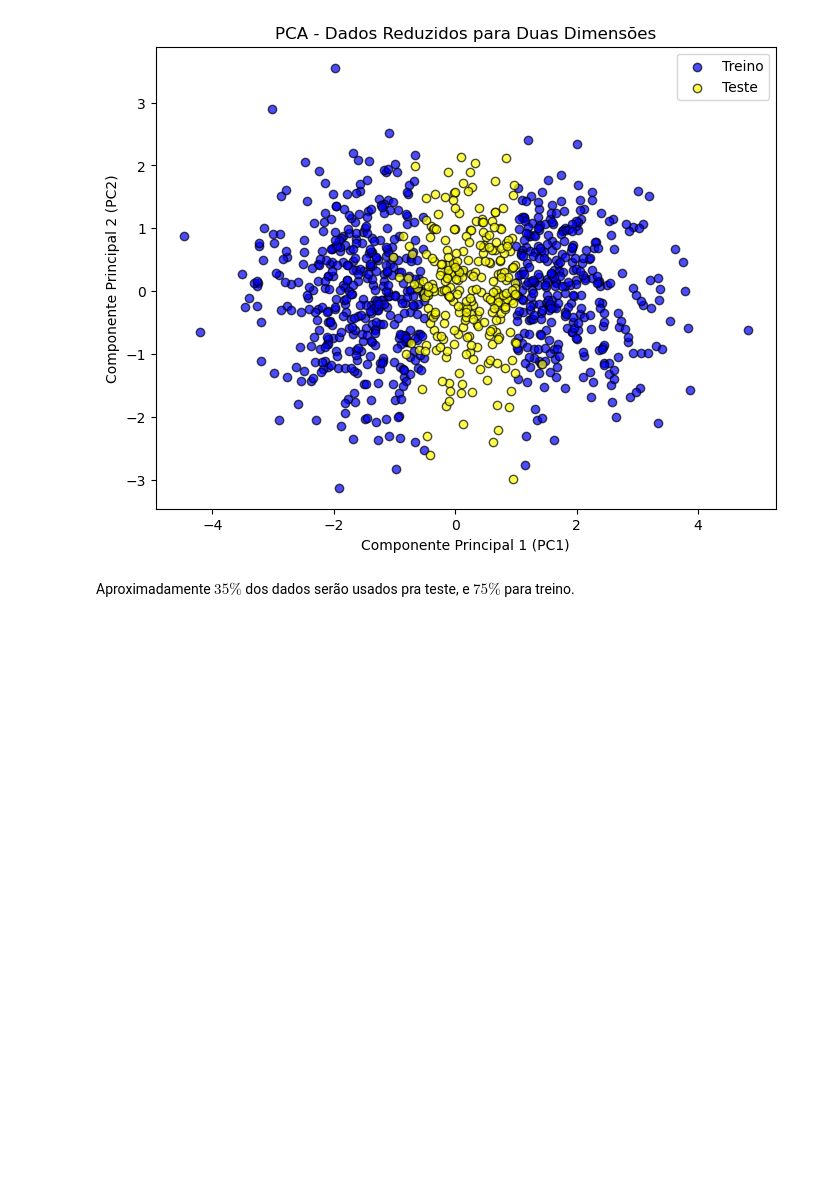
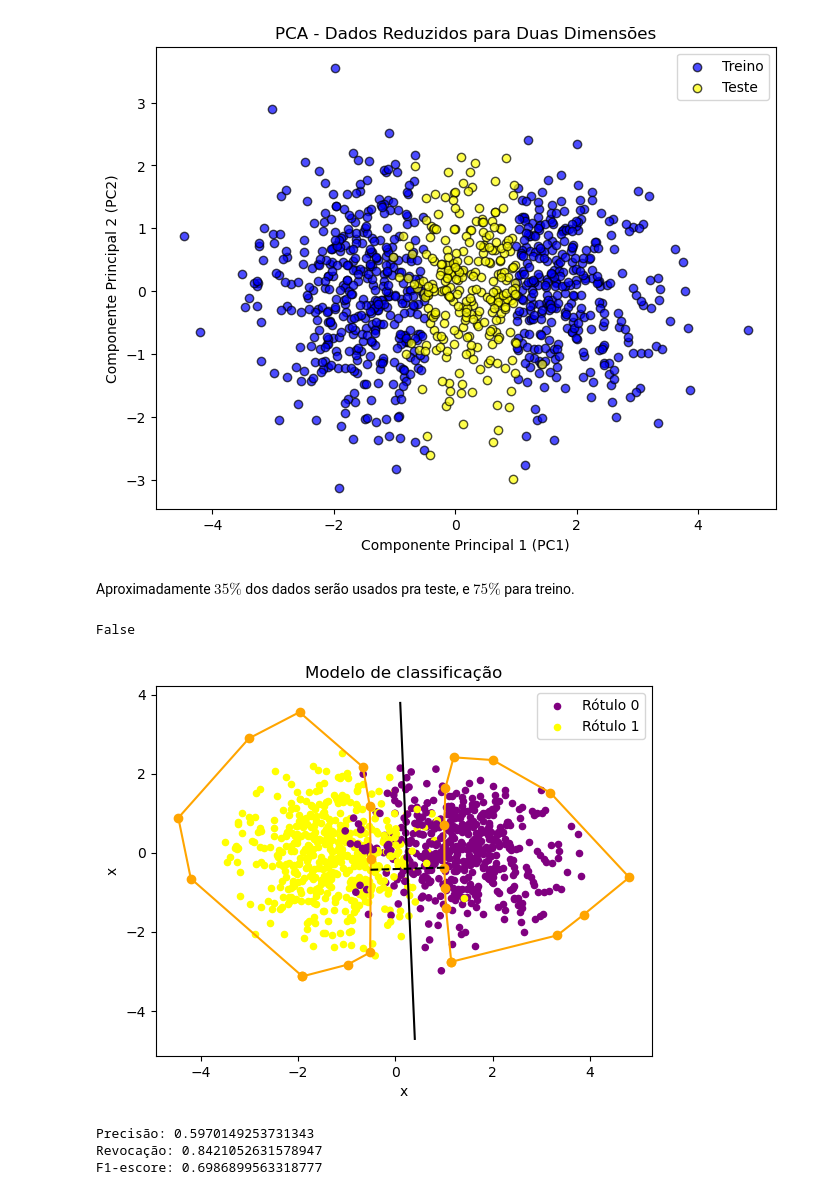
Before and after one commit to milenamoreira/geometria-computacional, a Jupyter notebook: TPALG2_V2.ipynb, the cells around one changed output. Drawn from its saved outputs; the diff is of its cells as text; code cells hidden in the pictures; blank space fills up the shorter version.

```diff
--- a/TPALG2_V2.ipynb
+++ b/TPALG2_V2.ipynb
@@ -876,3 +857,14 @@ plt.show()
 [figure]
 # %% [markdown]
 Aproximadamente $35\%$ dos dados serão usados pra teste, e $75\%$ para treino.
+# %%
+#separando as amostras
+treino_amostra0 = treino[treino[:, 2] == 0]
+treino_amostra1 = treino[treino[:, 2] == 1]
+# %%
+# guardando amostras distintas em listas separadas, e gerando a envoltória de cada uma
+amostra0 = [Ponto(x, y, r) for x, y, r in treino_amostra0]
+envoltoria_amostra_0 = gift_wrapping(amostra0)
+
+amostra1 = [Ponto(x, y, r) for x, y, r in treino_amostra1]
+envoltoria_amostra_1 = gift_wrapping(amostra1)
@@ -878,0 +885,62 @@ Aproximadamente $35\%$ dos dados serão usados pra teste, e $75\%$ para treino.
+# %%
+# verificando intercessao de segmentos
+any_segment_intersect(envoltoria_amostra_0, envoltoria_amostra_1)
+# %% [output]
+False
+# %%
+# juntando amostras
+todas_amostras = amostra0 + amostra1
+
+# par mais proximo
+p1, p2 = par_mais_proximo(todas_amostras)
+
+# classificando pontos de teste de acordo com modelo
+rotulos = classificar_pontos(p1, p2, teste)
+# %%
+# reta classificadora
+b, m = reta_perpendicular(p1,p2)
+
+# Gerando valores x para a reta perpendicular
+x_valores = np.linspace(0.1, 0.4, 10)
+
+# Gerando valores y para a reta perpendicular
+y_valores = reta(m, b ,x_valores)
+
+# Mapeamento de cores (0: roxo, 1: amarelo)
+cores = np.array(['purple' if v == 0 else 'yellow' for v in teste[:,2]])
+
+# Criação do gráfico
+plt.plot(x_valores, y_valores, color='black')
+plt.scatter(Xs0, Ys0, c='purple', label='Rótulo 0', s=20)
+plt.scatter(Xs2, Ys2, c='yellow', label= 'Rótulo 1', s=20)
+plt.plot(Xs1, Ys1, linestyle='-', marker='o', color='orange')
+plt.plot(Xs3, Ys3, linestyle='-', marker='o', color='orange')
+# Plotando os pontos com cores diferentes
+plt.scatter(teste[:, 0], teste[:, 1], c=cores, s=20)
+
+
+# Adiciona uma linha entre o par de pontos mais próximo
+plt.plot([p1.x,p2.x], [p1.y,p2.y], 'k--')
+plt.legend()
+plt.xlabel('x')
+plt.ylabel('x')
+plt.title('Modelo de classificação')
+plt.show()
+# %% [output]
+[figure, added]
+# %%
+from sklearn.metrics import precision_score, recall_score, f1_score
+
+# Calcular métricas
+precisao = precision_score(teste[:, 2], rotulos)
+revocacao = recall_score(teste[:, 2], rotulos)
+f1 = f1_score(teste[:, 2], rotulos)
+
+# Imprimir os resultados
+print(f'Precisão: {precisao}')
+print(f'Revocação: {revocacao}')
+print(f'F1-escore: {f1}')
+# %% [output]
+Precisão: 0.5970149253731343
+Revocação: 0.8421052631578947
+F1-escore: 0.6986899563318777
```
Also changed, not shown: parts of 10 cells of this notebook.
